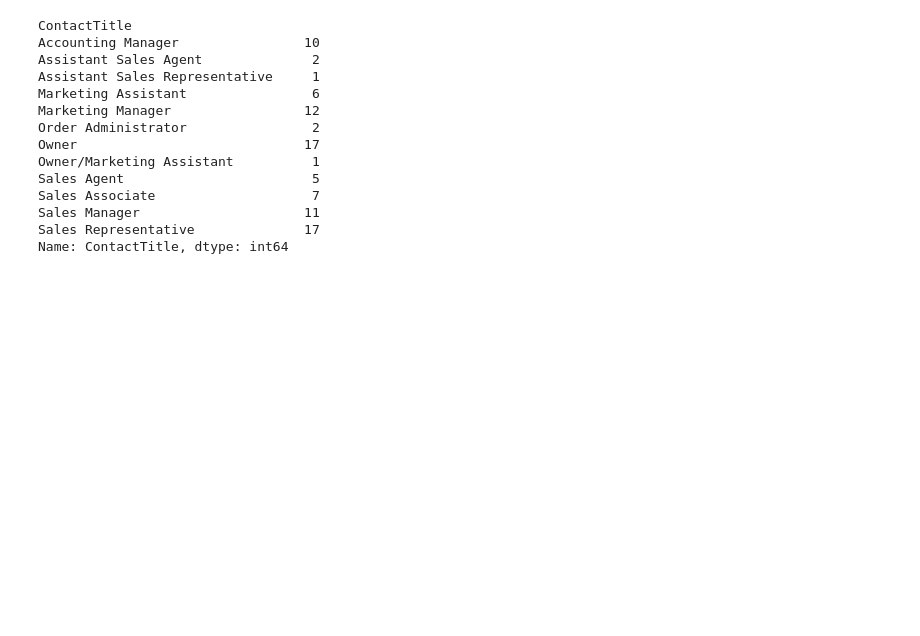
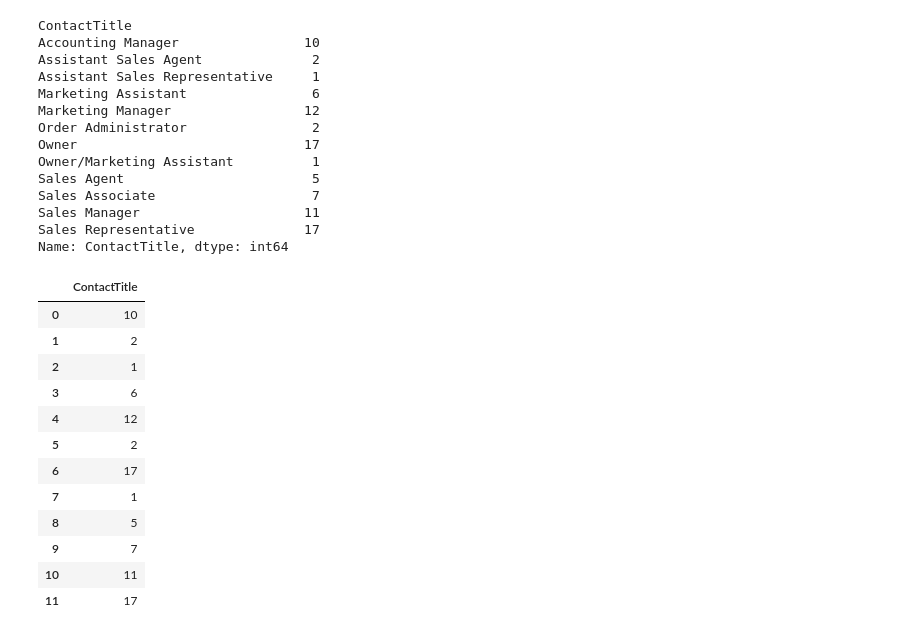
Before and after one commit to Sinrez/PythonProjects, a Jupyter notebook: pandas_stepic.ipynb, the cells around one changed output. Saved outputs shown, nothing was run; the diff lists cells and outputs as text; code cells hidden in the pictures; blank space fills up the shorter version.

```diff
--- a/pandas_stepic.ipynb
+++ b/pandas_stepic.ipynb
@@ -459,3 +459,19 @@ Sales Associate                    7
 Sales Manager                     11
 Sales Representative              17
 Name: ContactTitle, dtype: int64
+# %%
+df_c.groupby('ContactTitle',as_index=False).ContactTitle.count()
+# %% [output]
+|  | ContactTitle |
+| 0 | 10 |
+| 1 | 2 |
+| 2 | 1 |
+| 3 | 6 |
+| 4 | 12 |
+| 5 | 2 |
+| 6 | 17 |
+| 7 | 1 |
+| 8 | 5 |
+| 9 | 7 |
+| 10 | 11 |
+| 11 | 17 |
```
Also changed, not shown: parts of 2 cells of this notebook.
